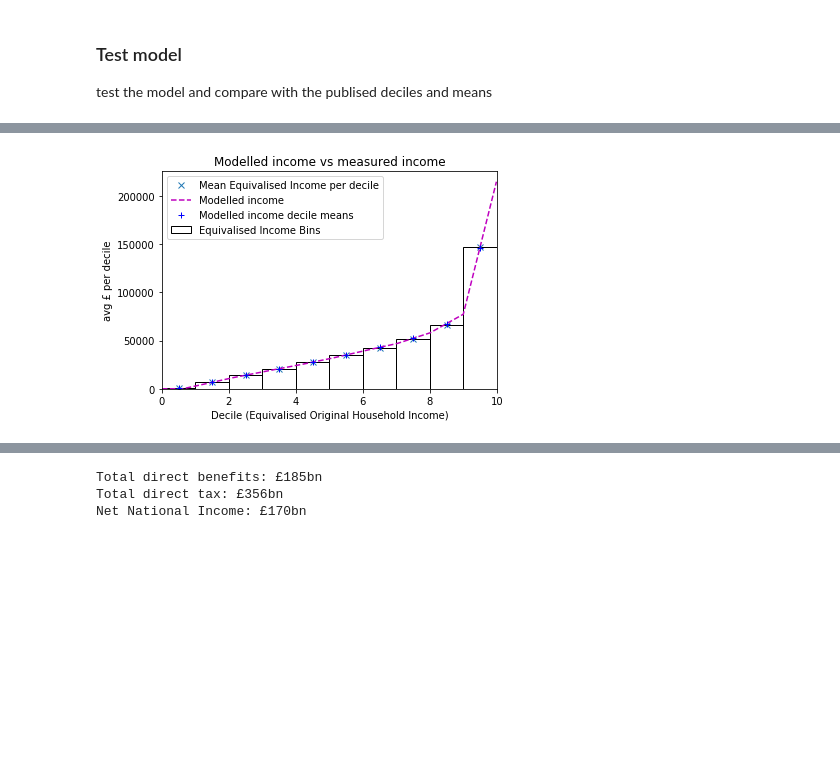
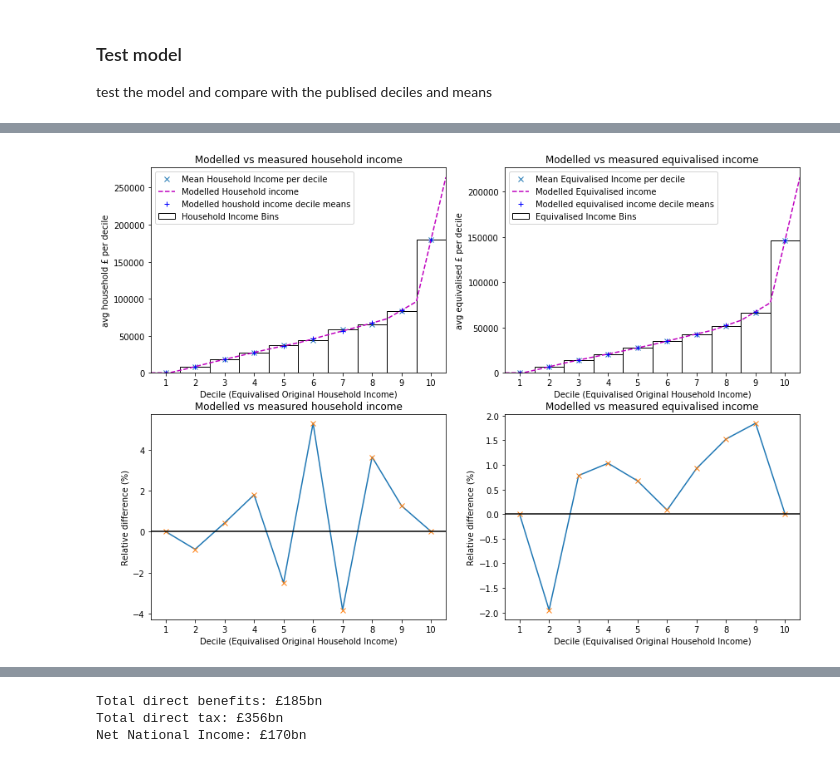
Before and after one commit to chrisnorth/ubi-pred, a Jupyter notebook: ubi-pred.ipynb, the cells around one changed output, grey strips where cells are left out. Saved outputs shown, nothing was run; the diff lists cells and outputs as text; code cells hidden in the pictures; blank space fills up the shorter version.

Commit message:
Updated with new models, added text

```diff
--- a/ubi-pred.ipynb
+++ b/ubi-pred.ipynb
@@ -123,29 +286,95 @@ As expected, the gradient is roughly constant, increasing at the highest incomes
 ### Test model
 test the model and compare with the publised deciles and means
 # %%
-plot.plot(decile-0.5,data['OriginalIncomeEq'],'x',label='Mean Equivalised Income per decile')
-plot.bar(decile-0.5,origIncomeEq,width=1,ls='-',fc='m',fill=None,label='Equivalised Income Bins')
-# plot.plot(decile-1,data['OriginalIncomeEqMin'],'m+')
-# plot.plot(decile,data['OriginalIncomeEqMax'],'m+')
-
-narr=np.arange(0,1,0.001)
-yarr=np.array(model(narr))
+# need a lot of bins so sample it fully
+relBin=1e-6
+narr=np.arange(0,1,relBin)
+harr=np.zeros_like(narr)
+yarr=np.array(modelA(narr,Eq=False))
+yarrOffset=np.zeros_like(yarr)
+yarrEq=np.array(modelA(narr,Eq=True))
+yarrEqOffset=np.zeros_like(yarrEq)
 
 origEqMod=np.zeros_like(origIncome)
+origMod=np.zeros_like(origIncome)
 for q in np.arange(1,11):
     ind=np.where((narr<q/10)&(narr>=(q-1)/10))
-    yind=yarr[ind]
+    yind=yarrEq[ind]
+    harr[ind]=nHouseholds[q-1]/len(yind)
+    yarrEqOffset[ind]=yarrEq[ind]-origIncomeEq[q-1]
 #     print(q,yarr[ind])
-    origEqMod[q-1]=np.mean(yarr[ind])
-# print(origEqMod)
-# print(origIncomeEq)
-plot.plot(narr*10,yarr,'m--',label='Modelled income')
-plot.plot(decile-0.5,origEqMod,'b+',label='Modelled income decile means')
+    origEqMod[q-1]=np.mean(yarrEq[ind])
+    origMod[q-1]=np.mean(yarr[ind])
+
+origEqOffset=origEqMod-origIncomeEq
+origOffset=origMod-origIncomeEq
+
+totIncomeMeas=np.sum(origIncome*nHouseholds)
+totIncomeMod=np.sum(origMod*nHouseholds)
+totIncomeRelErr=(totIncomeMod/totIncomeMeas)-1
+totIncomeEqMeas=np.sum(origIncomeEq*nHouseholds)
+totIncomeEqMod=np.sum(origEqMod*nHouseholds)
+totIncomeEqRelErr=(totIncomeEqMod/totIncomeEqMeas)-1
+# totIncomeMod2=np.sum(yarr*harr)
+# totIncomeRelErr2=(totIncomeMod2/totIncomeMeas)-1
+
+plot.figure(figsize=(14,10))
+plot.subplot(2,2,1)
+plot.plot(decile-0.5,origIncome,'x',label='Mean Household Income per decile')
+plot.bar(decile-0.5,origIncome,width=1,ls='-',fc='m',fill=None,label='Household Income Bins')
+plot.plot(narr*10,yarr,'m--',label='Modelled Household income')
+plot.plot(decile-0.5,origMod,'b+',label='Modelled houshold income decile means')
 plot.xlim(0,10)
+plot.xticks(np.arange(0.5,10.5),np.arange(1,11))
 # plot.ylim(0,plot.ylim()[1])
 plot.xlabel(decLab)
-plot.ylabel('avg £ per decile')
-plot.title('Modelled income vs measured income')
+plot.ylabel('avg household £ per decile')
+plot.title('Modelled vs measured household income')
 plot.legend()
-# plot.ylim(0,10000)
+# plot.ylim(1e2,1e5)
+# plot.yscale('log')
+
+plot.subplot(2,2,2)
+plot.plot(decile-0.5,origIncomeEq,'x',label='Mean Equivalised Income per decile')
+plot.bar(decile-0.5,origIncomeEq,width=1,ls='-',fc='m',fill=None,label='Equivalised Income Bins')
+plot.plot(narr*10,yarrEq,'m--',label='Modelled Equivalised income')
+plot.plot(decile-0.5,origEqMod,'b+',label='Modelled equivalised income decile means')
+plot.xlim(0,10)
+plot.xticks(np.arange(0.5,10.5),np.arange(1,11))
+# plot.ylim(0,plot.ylim()[1])
+plot.xlabel(decLab)
+plot.ylabel('avg equivalised £ per decile')
+plot.title('Modelled vs measured equivalised income')
+plot.legend()
+# plot.ylim(1e2,1e5)
+# plot.yscale('log')
+
+plot.subplot(2,2,3)
+plot.plot(decile,100*(origMod/origIncome - 1))
+plot.plot(decile,100*(origMod/origIncome - 1),'x')
+plot.xlabel(decLab)
+plot.axhline(0,c='k')
+plot.xlim(0.5,10.5)
+plot.xticks(np.arange(1,11))
+plot.ylabel('Relative difference (%)')
+plot.title('Modelled vs measured household income')
+
+plot.subplot(2,2,4)
+plot.plot(decile,100*(origEqMod/origIncomeEq - 1))
+plot.plot(decile,100*(origEqMod/origIncomeEq - 1),'x')
+plot.xlabel(decLab)
+plot.axhline(0,c='k')
+plot.xlim(0.5,10.5)
+plot.xticks(np.arange(1,11))
+plot.ylabel('Relative difference (%)')
+plot.title('Modelled vs measured equivalised income')
+
+print('Total equivalised income (measured): £{:.1f}bn'.format(totIncomeEqMeas/1e9))
+print('Total equivalised income (modelled): £{:.1f}bn'.format(totIncomeEqMod/1e9))
+print('Relative Error: {:.2f}%'.format(100*totIncomeEqRelErr))
+print('Total household income (measured): £{:.1f}bn'.format(totIncomeMeas/1e9))
+print('Total household income (modelled): £{:.1f}bn'.format(totIncomeMod/1e9))
+print('Relative Error: {:.2f}%'.format(100*totIncomeRelErr))
+# print('Total income (modelled check): £{:.1f}bn'.format(totIncomeMod2/1e9))
+# print('Relative Error (check): {:.2f}%'.format(100*totIncomeRelErr2))
 # %% [output]
@@ -153 +393 @@ plot.legend()
-[figure, old version]
+[figure, new version]
```
Also changed, not shown: parts of 54 cells of this notebook.
